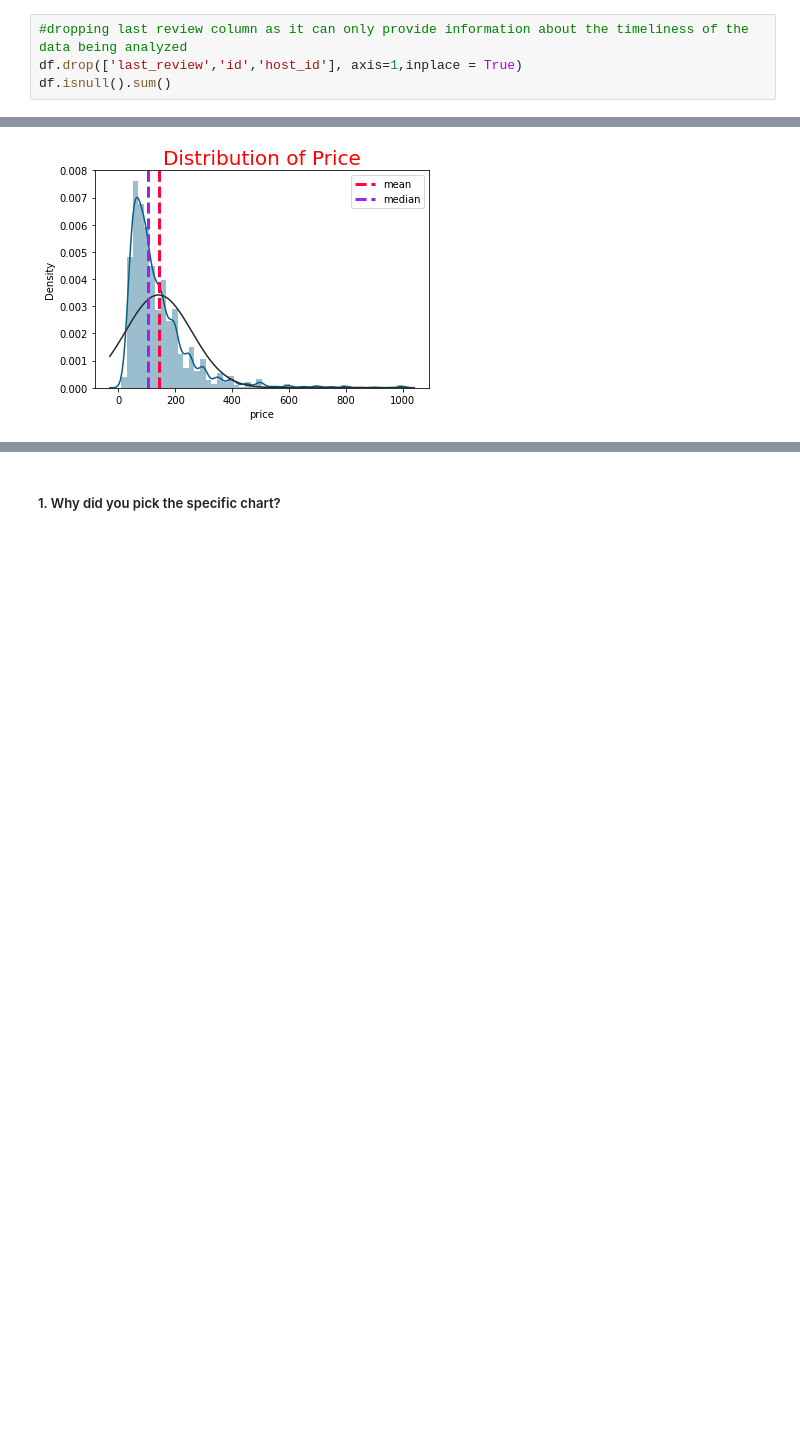
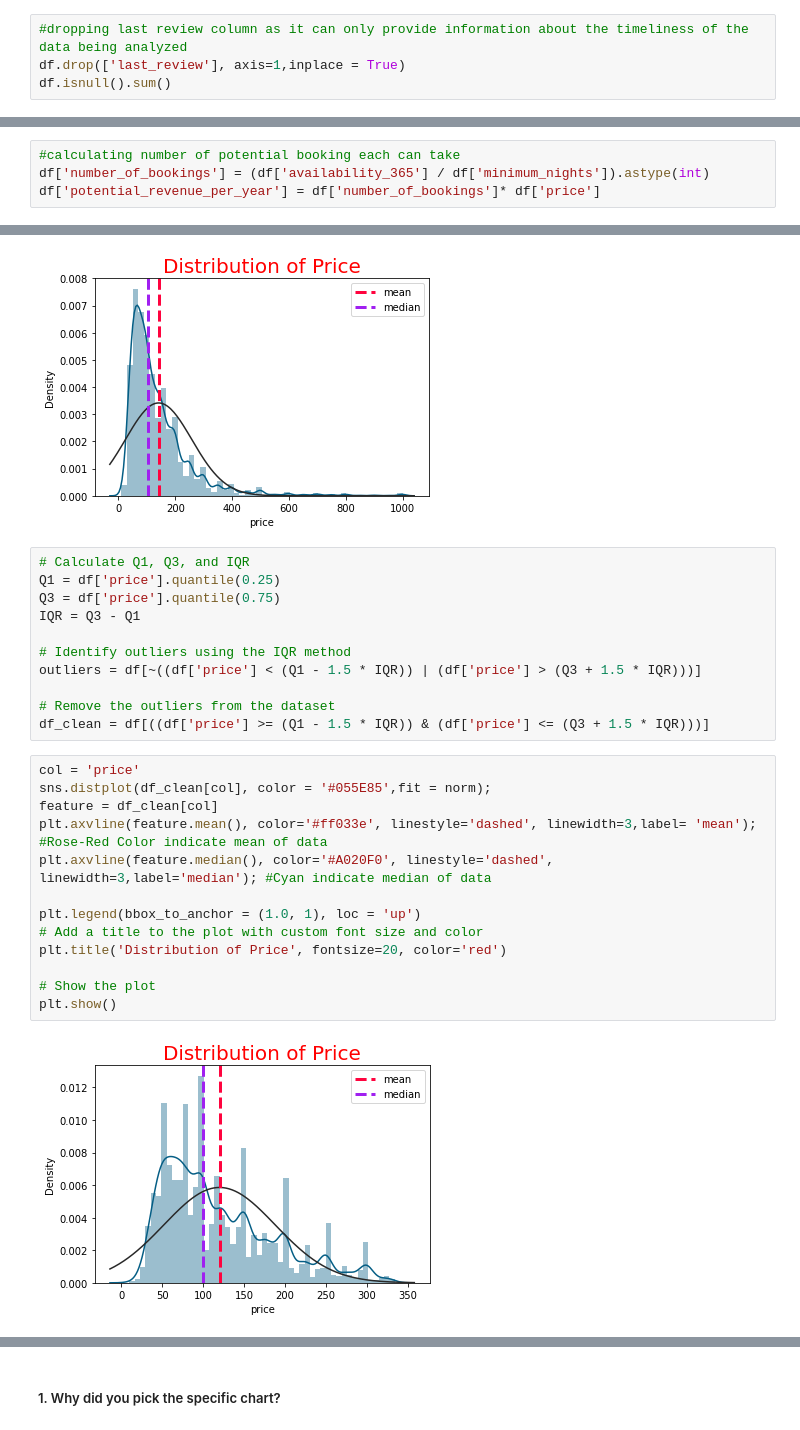
Before and after one commit to abhinav4201/Exploratory-data-analysis-EDA-Airbnb, a Jupyter notebook: Airbnb_Bookings_Analysis_Capstone_Project_1.ipynb, the cells around one changed output, grey strips where cells are left out. Cells and saved outputs as stored; diff of their text form; blank space fills up the shorter version.

Commit message:
Second chart completed

```diff
--- a/Airbnb_Bookings_Analysis_Capstone_Project_1.ipynb
+++ b/Airbnb_Bookings_Analysis_Capstone_Project_1.ipynb
@@ -295,6 +322,6 @@ df['host_name'].fillna('not known',inplace = True)
 df['reviews_per_month'].fillna(0,inplace = True)
 # %%
 #dropping last review column as it can only provide information about the timeliness of the data being analyzed
-df.drop(['last_review','id','host_id'], axis=1,inplace = True)
+df.drop(['last_review'], axis=1,inplace = True)
 df.isnull().sum()
 # %% [output]
@@ -323,6 +352,10 @@ df['price'].replace(0, median, inplace=True)
 len(df[df['price']== 0])
 # %% [output]
 0
+# %%
+#calculating number of potential booking each can take
+df['number_of_bookings'] = (df['availability_365'] / df['minimum_nights']).astype(int)
+df['potential_revenue_per_year'] = df['number_of_bookings']* df['price']
 # %%
 # Save the DataFrame to a CSV file
 # df.to_csv('output.csv', index=False)
@@ -367,3 +393,29 @@ plt.title('Distribution of Price', fontsize=20, color='red')
 plt.show()
 # %% [output]
 [figure]
+# %%
+# Calculate Q1, Q3, and IQR
+Q1 = df['price'].quantile(0.25)
+Q3 = df['price'].quantile(0.75)
+IQR = Q3 - Q1
+
+# Identify outliers using the IQR method
+outliers = df[~((df['price'] < (Q1 - 1.5 * IQR)) | (df['price'] > (Q3 + 1.5 * IQR)))]
+
+# Remove the outliers from the dataset
+df_clean = df[((df['price'] >= (Q1 - 1.5 * IQR)) & (df['price'] <= (Q3 + 1.5 * IQR)))]
+# %%
+col = 'price'
+sns.distplot(df_clean[col], color = '#055E85',fit = norm);
+feature = df_clean[col]
+plt.axvline(feature.mean(), color='#ff033e', linestyle='dashed', linewidth=3,label= 'mean');  #Rose-Red Color indicate mean of data
+plt.axvline(feature.median(), color='#A020F0', linestyle='dashed', linewidth=3,label='median'); #Cyan indicate median of data
+
+plt.legend(bbox_to_anchor = (1.0, 1), loc = 'up')
+# Add a title to the plot with custom font size and color
+plt.title('Distribution of Price', fontsize=20, color='red')
+
+# Show the plot
+plt.show()
+# %% [output]
+[figure, added]
```
Also changed, not shown: parts of 21 cells of this notebook.
